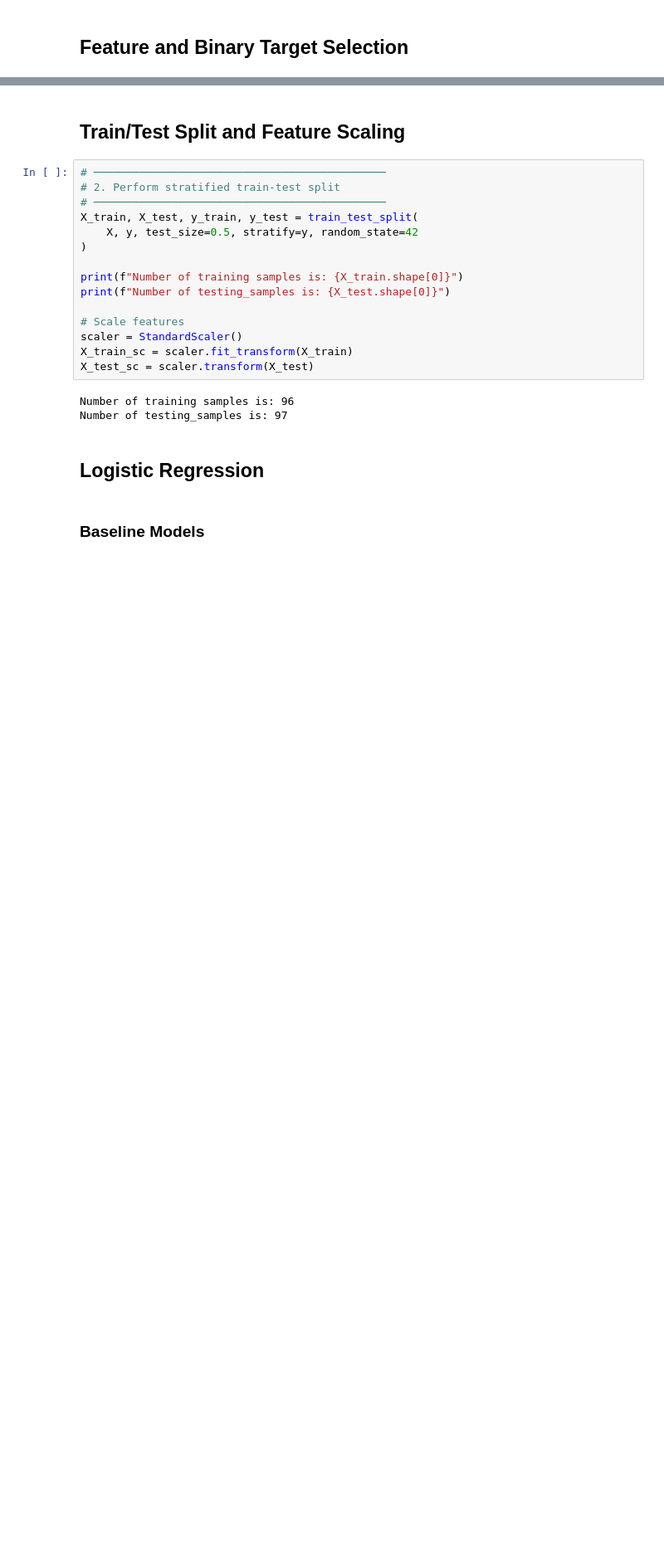
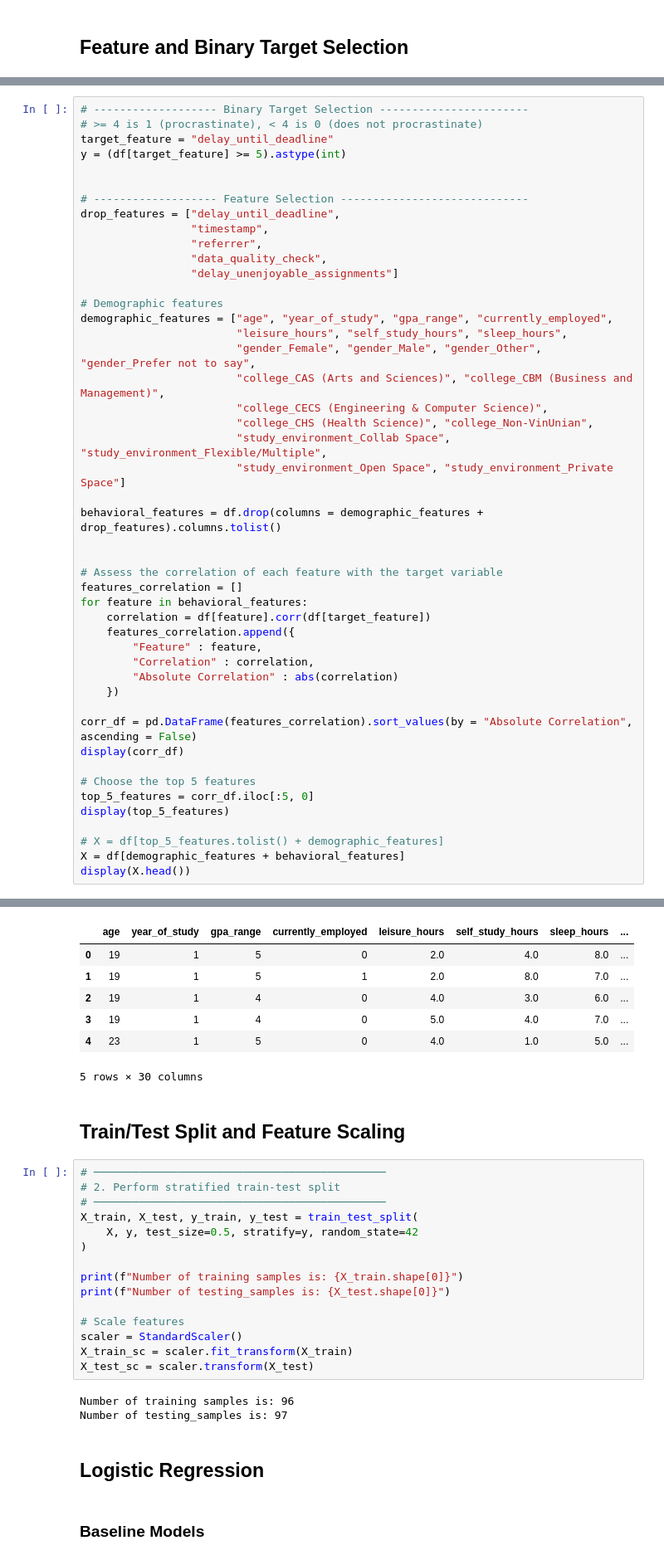
Before and after one commit to longlinh123456/final_project, a Jupyter notebook: source/supervised.ipynb, the cells around one changed output, grey strips where cells are left out. Shown at 83% size. Saved outputs shown, nothing was run; the diff lists cells and outputs as text; blank space fills up the shorter version.

```diff
--- a/source/supervised.ipynb
+++ b/source/supervised.ipynb
@@ -123,0 +59,48 @@ Name: Feature, dtype: str
+# %%
+# ------------------- Binary Target Selection -----------------------
+# >= 4 is 1 (procrastinate), < 4 is 0 (does not procrastinate)
+target_feature = "delay_until_deadline"
+y = (df[target_feature] >= 5).astype(int)
+
+
+# ------------------- Feature Selection -----------------------------
+drop_features = ["delay_until_deadline",
+                 "timestamp",
+                 "referrer",
+                 "data_quality_check",
+                 "delay_unenjoyable_assignments"]
+
+# Demographic features
+demographic_features = ["age", "year_of_study", "gpa_range", "currently_employed",
+                        "leisure_hours", "self_study_hours", "sleep_hours",
+                        "gender_Female", "gender_Male", "gender_Other", "gender_Prefer not to say",
+                        "college_CAS (Arts and Sciences)", "college_CBM (Business and Management)",
+                        "college_CECS (Engineering & Computer Science)",
+                        "college_CHS (Health Science)", "college_Non-VinUnian",
+                        "study_environment_Collab Space", "study_environment_Flexible/Multiple",
+                        "study_environment_Open Space", "study_environment_Private Space"]
+
+behavioral_features = df.drop(columns = demographic_features + drop_features).columns.tolist()
+
+
+# Assess the correlation of each feature with the target variable
+features_correlation = []
+for feature in behavioral_features:
+    correlation = df[feature].corr(df[target_feature])
+    features_correlation.append({
+        "Feature" : feature,
+        "Correlation" : correlation,
+        "Absolute Correlation" : abs(correlation)
+    })
+
+corr_df = pd.DataFrame(features_correlation).sort_values(by = "Absolute Correlation", ascending = False)
+display(corr_df)
+
+# Choose the top 5 features
+top_5_features = corr_df.iloc[:5, 0]
+display(top_5_features)
+
+# X = df[top_5_features.tolist() + demographic_features]
+X = df[demographic_features + behavioral_features]
+display(X.head())
+# %% [output]
@@ -124,3 +124,10 @@ Name: Feature, dtype: str
+|  | age | year_of_study | gpa_range | currently_employed | leisure_hours | self_study_hours | sleep_hours | ... |
+| 0 | 19 | 1 | 5 | 0 | 2.0 | 4.0 | 8.0 | ... |
+| 1 | 19 | 1 | 5 | 1 | 2.0 | 8.0 | 7.0 | ... |
+| 2 | 19 | 1 | 4 | 0 | 4.0 | 3.0 | 6.0 | ... |
+| 3 | 19 | 1 | 4 | 0 | 5.0 | 4.0 | 7.0 | ... |
+| 4 | 23 | 1 | 5 | 0 | 4.0 | 1.0 | 5.0 | ... |
+5 rows × 30 columns
 # %% [markdown]
 ## **Train/Test Split and Feature Scaling**
 # %%
```
Also changed, not shown: parts of 15 cells of this notebook.
